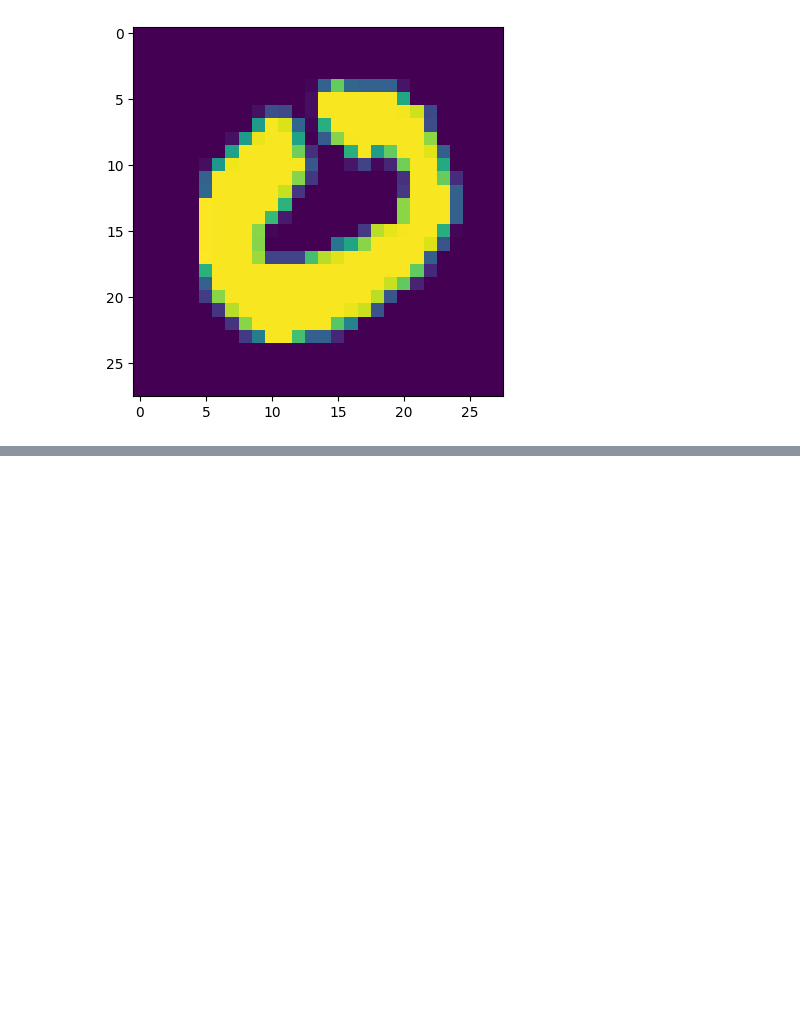
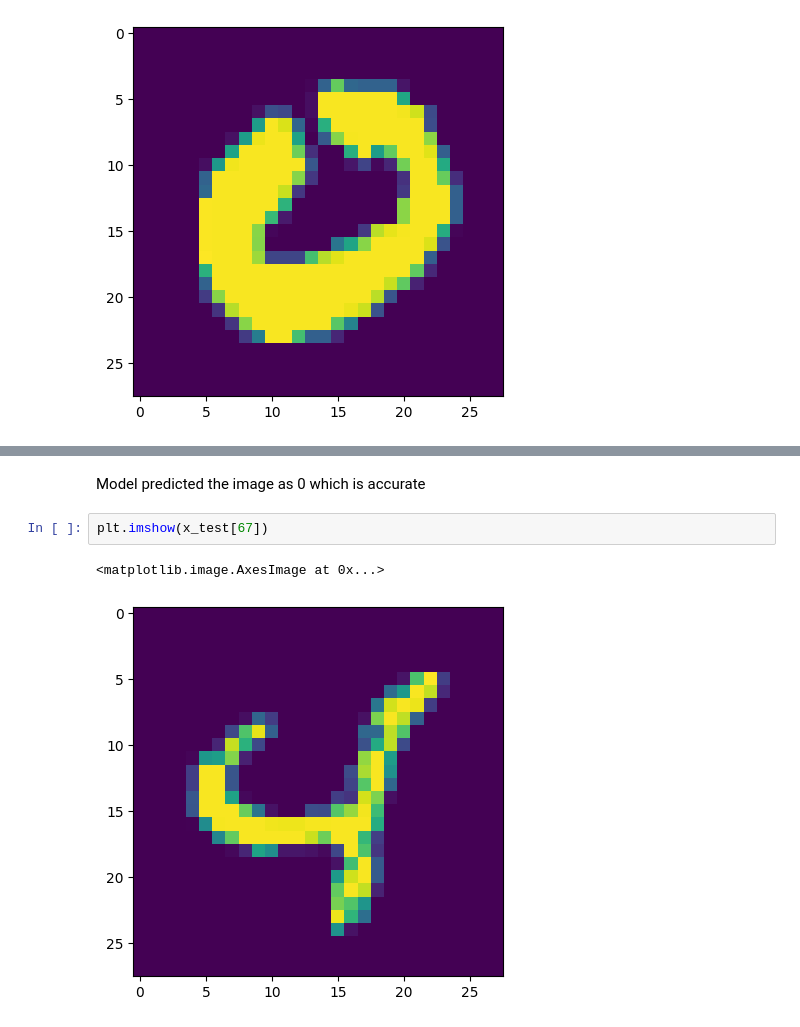
Before and after one commit to MOHIT282/Number-Recoginition-System, a Jupyter notebook: Number Recognition System.ipynb, the cells around one changed output, grey strips where cells are left out. Cells and saved outputs as stored; diff of their text form; blank space fills up the shorter version.

```diff
--- a/Number Recognition System.ipynb
+++ b/Number Recognition System.ipynb
@@ -190 +181,8 @@ model.predict(x_test[25].reshape(1,28,28)).argmax(axis=1)
 array([0], dtype=int64)
+# %% [markdown]
+Model predicted the image as 0 which is accurate
+# %%
+plt.imshow(x_test[67])
+# %% [output]
+<matplotlib.image.AxesImage at 0x...>
+[figure, added]
```
Also changed, not shown: parts of 22 cells of this notebook.
